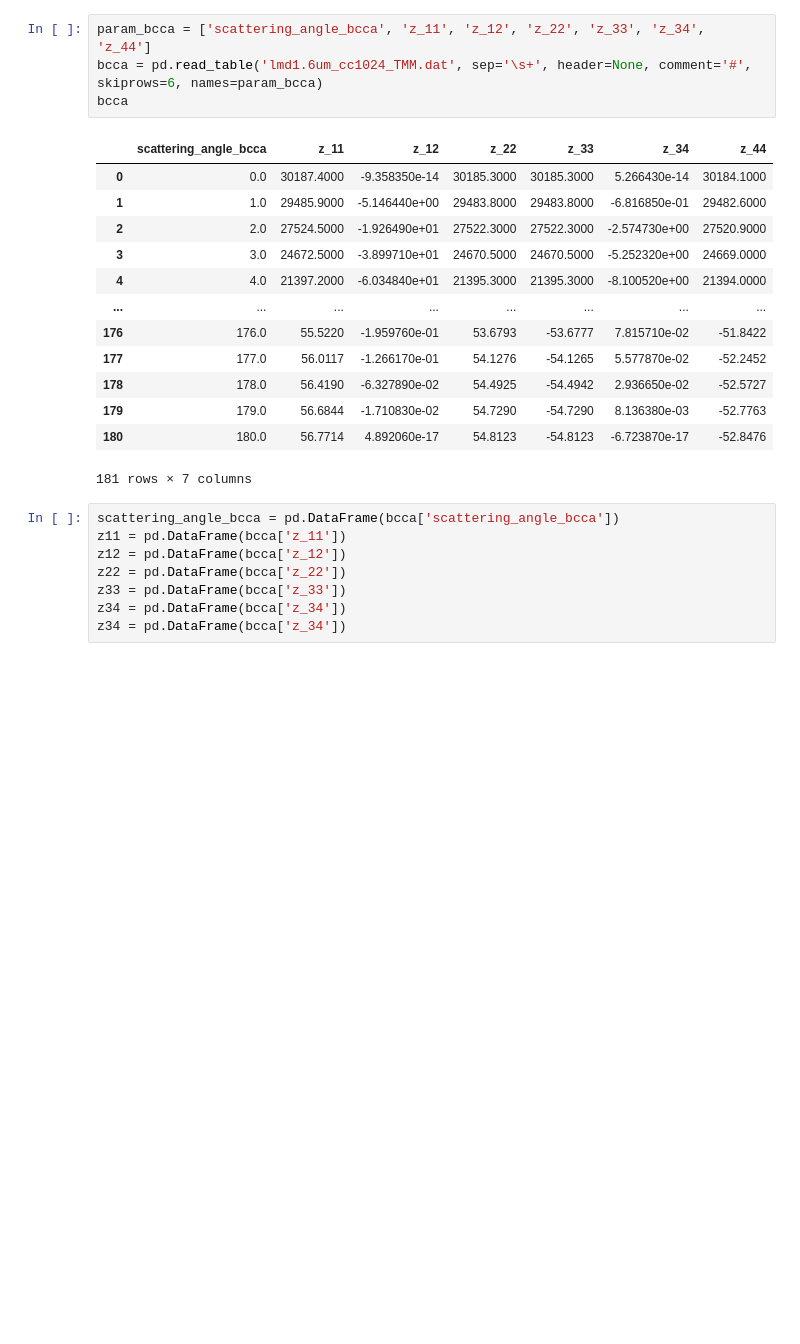
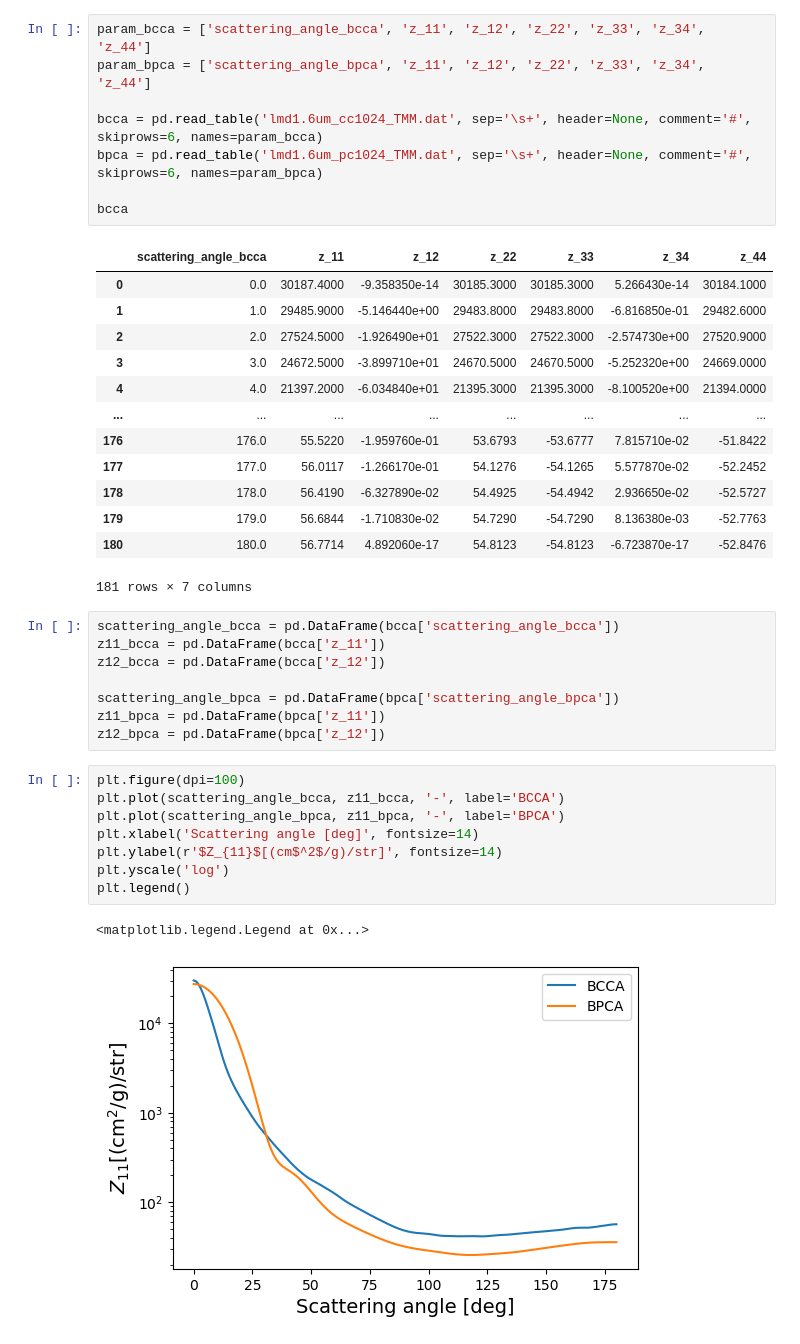
Before and after one commit to ruoyanwangdr/Cataloging-and-Visualizing-Cradles-of-Planet-Formation, a Jupyter notebook: diskmodel/disk_model_curve_fitting.ipynb, the cells around one changed output. Saved outputs shown, nothing was run; the diff lists cells and outputs as text; blank space fills up the shorter version.

Commit message:
Plot z11 in Tazaki et al. (2019)

```diff
--- a/diskmodel/disk_model_curve_fitting.ipynb
+++ b/diskmodel/disk_model_curve_fitting.ipynb
@@ -46,7 +46,11 @@ plt.legend()
 [figure]
 # %%
 param_bcca = ['scattering_angle_bcca', 'z_11', 'z_12', 'z_22', 'z_33', 'z_34', 'z_44']
+param_bpca = ['scattering_angle_bpca', 'z_11', 'z_12', 'z_22', 'z_33', 'z_34', 'z_44']
+
 bcca = pd.read_table('lmd1.6um_cc1024_TMM.dat', sep='\s+', header=None, comment='#', skiprows=6, names=param_bcca)
+bpca = pd.read_table('lmd1.6um_pc1024_TMM.dat', sep='\s+', header=None, comment='#', skiprows=6, names=param_bpca)
+
 bcca
 # %% [output]
 |  | scattering_angle_bcca | z_11 | z_12 | z_22 | z_33 | z_34 | z_44 |
@@ -64,9 +68,20 @@ bcca
 181 rows × 7 columns
 # %%
 scattering_angle_bcca = pd.DataFrame(bcca['scattering_angle_bcca'])
-z11 = pd.DataFrame(bcca['z_11'])
-z12 = pd.DataFrame(bcca['z_12'])
-z22 = pd.DataFrame(bcca['z_22'])
-z33 = pd.DataFrame(bcca['z_33'])
-z34 = pd.DataFrame(bcca['z_34'])
-z34 = pd.DataFrame(bcca['z_34'])
+z11_bcca = pd.DataFrame(bcca['z_11'])
+z12_bcca = pd.DataFrame(bcca['z_12'])
+
+scattering_angle_bpca = pd.DataFrame(bpca['scattering_angle_bpca'])
+z11_bpca = pd.DataFrame(bpca['z_11'])
+z12_bpca = pd.DataFrame(bpca['z_12'])
+# %%
+plt.figure(dpi=100)
+plt.plot(scattering_angle_bcca, z11_bcca, '-', label='BCCA')
+plt.plot(scattering_angle_bpca, z11_bpca, '-', label='BPCA')
+plt.xlabel('Scattering angle [deg]', fontsize=14)
+plt.ylabel(r'$Z_{11}$[(cm$^2$/g)/str]', fontsize=14)
+plt.yscale('log')
+plt.legend()
+# %% [output]
+<matplotlib.legend.Legend at 0x...>
+[figure, added]
```
Also changed, not shown: parts of 3 cells of this notebook.
